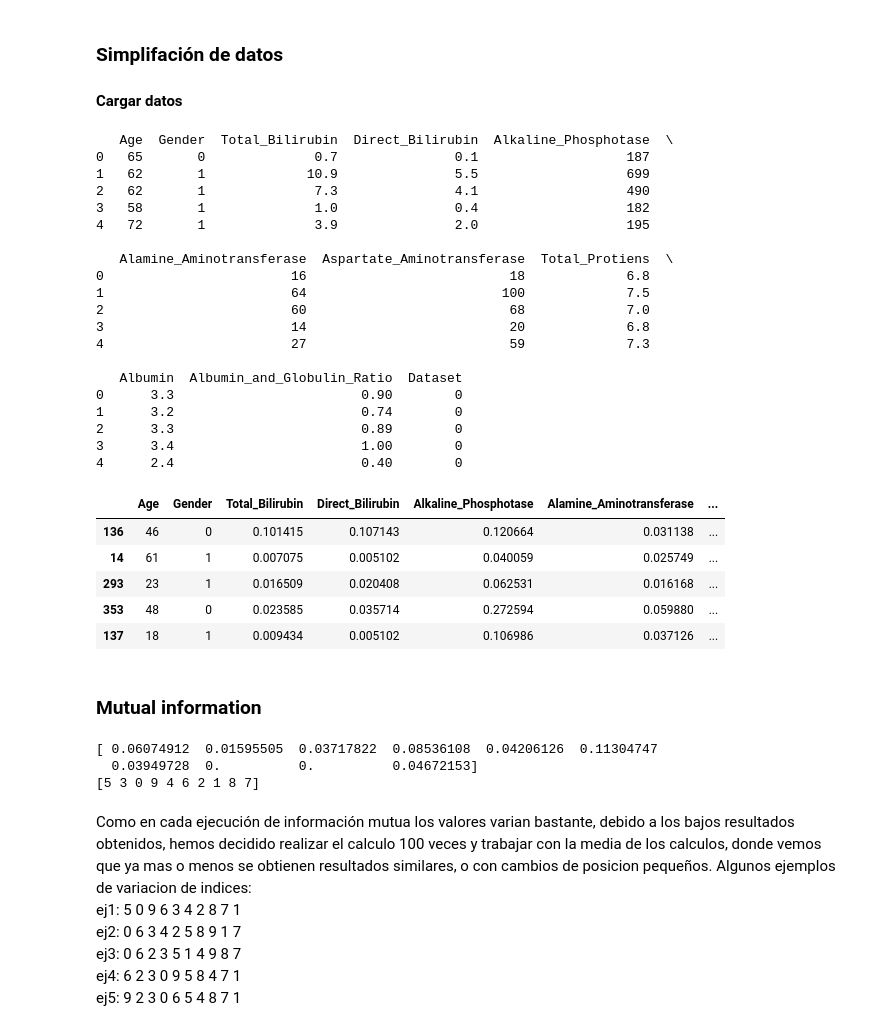
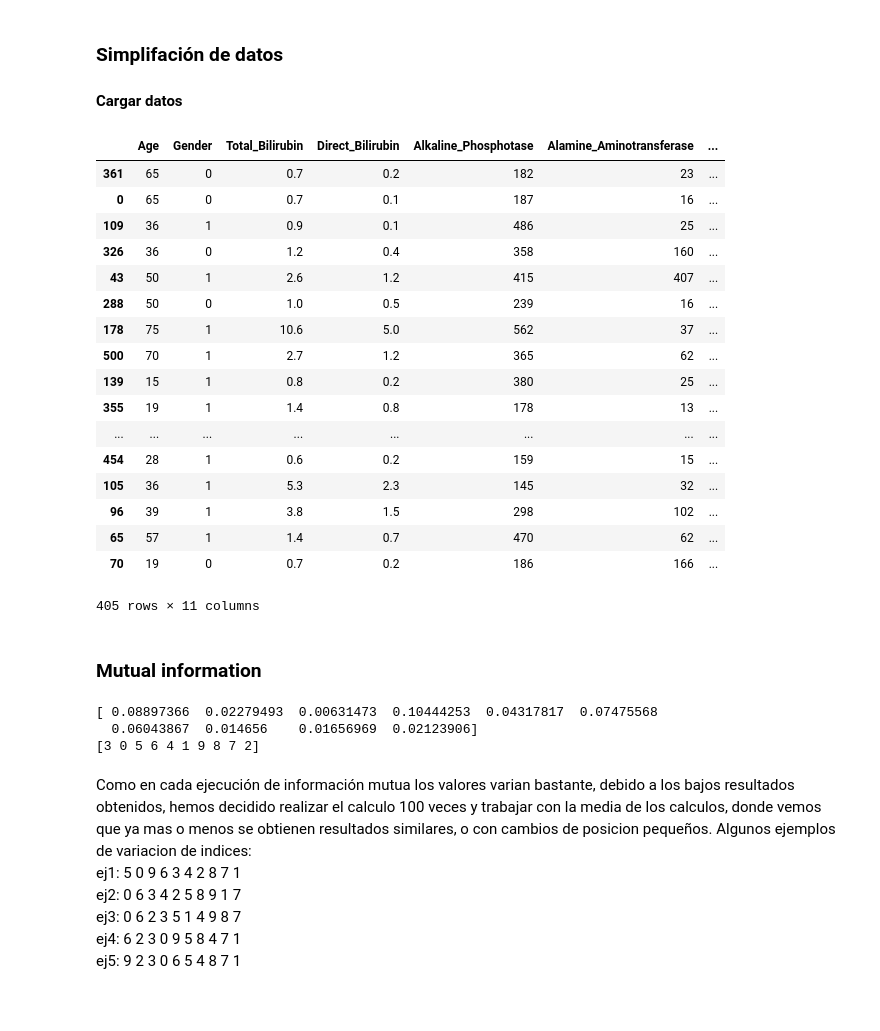
Before and after one commit to asharel/ml, a Jupyter notebook: LAB2/src/Practica2.ipynb, the cells around one changed output. Cells and saved outputs as stored; diff of their text form; code cells hidden in the pictures; blank space fills up the shorter version.

```diff
--- a/LAB2/src/Practica2.ipynb
+++ b/LAB2/src/Practica2.ipynb
@@ -35,52 +35,50 @@ path = '../Recursos/indian_liver_patient.csv'
 
 
 #Path para Windows
 #path = '..\Recursos\indian_liver_patient.csv'
 dataset = pd.read_csv(path,delimiter=',',header=0)
 
 
 
 # Eliminación de Missing values
 dataset=dataset.dropna()
 
 
 
 # Transformación de valores a binario
 #dataset.replace("Male",0, True)
 #dataset.replace("Female",1,True)
 dataset["Gender"] = pd.Categorical.from_array(dataset["Gender"]).codes
 #Modificamos la clase, para que la clase pase de 1-2 a 0-1
 dataset['Dataset']=dataset['Dataset']-1
 
-print(dataset.head())
-
 # División aleatorioa 70 Traning 30 Test
 #msk = np.random.rand(len(dataset)) < 0.7
 #data_train = dataset[msk]
 #data_test = dataset[~msk]
 #data_test
 
 train_test=train_test_split(dataset, test_size=0.3)
 train=train_test[0]
 test=train_test[1]
+
+train
 # %% [output]
+|  | Age | Gender | Total_Bilirubin | Direct_Bilirubin | Alkaline_Phosphotase | Alamine_Aminotransferase | ... |
+| 361 | 65 | 0 | 0.7 | 0.2 | 182 | 23 | ... |
+| 0 | 65 | 0 | 0.7 | 0.1 | 187 | 16 | ... |
+| 109 | 36 | 1 | 0.9 | 0.1 | 486 | 25 | ... |
+| 326 | 36 | 0 | 1.2 | 0.4 | 358 | 160 | ... |
+| 43 | 50 | 1 | 2.6 | 1.2 | 415 | 407 | ... |
+| 288 | 50 | 0 | 1.0 | 0.5 | 239 | 16 | ... |
+| 178 | 75 | 1 | 10.6 | 5.0 | 562 | 37 | ... |
+| 500 | 70 | 1 | 2.7 | 1.2 | 365 | 62 | ... |
+| 139 | 15 | 1 | 0.8 | 0.2 | 380 | 25 | ... |
+| 355 | 19 | 1 | 1.4 | 0.8 | 178 | 13 | ... |
+| ... | ... | ... | ... | ... | ... | ... | ... |
+| 454 | 28 | 1 | 0.6 | 0.2 | 159 | 15 | ... |
+| 105 | 36 | 1 | 5.3 | 2.3 | 145 | 32 | ... |
+| 96 | 39 | 1 | 3.8 | 1.5 | 298 | 102 | ... |
+| 65 | 57 | 1 | 1.4 | 0.7 | 470 | 62 | ... |
+| 70 | 19 | 0 | 0.7 | 0.2 | 186 | 166 | ... |
-   Age  Gender  Total_Bilirubin  Direct_Bilirubin  Alkaline_Phosphotase  \
-0   65       0              0.7               0.1                   187
-1   62       1             10.9               5.5                   699
-2   62       1              7.3               4.1                   490
-3   58       1              1.0               0.4                   182
-4   72       1              3.9               2.0                   195
-
-   Alamine_Aminotransferase  Aspartate_Aminotransferase  Total_Protiens  \
-0                        16                          18             6.8
-1                        64                         100             7.5
-2                        60                          68             7.0
-3                        14                          20             6.8
-4                        27                          59             7.3
-
-   Albumin  Albumin_and_Globulin_Ratio  Dataset
-0      3.3                        0.90        0
-1      3.2                        0.74        0
-2      3.3                        0.89        0
-3      3.4                        1.00        0
-4      2.4                        0.40        0
+405 rows × 11 columns
@@ -122,33 +86,23 @@ trainNorm['Albumin_and_Globulin_Ratio']=minMax(trainNorm['Albumin_and_Globulin_R
 #Separamos la variable target del resto
 train_Y=train["Dataset"]
 train_X=train.drop("Dataset",1)
-trainNorm_X=trainNorm.drop("Dataset",1)
 
 test_Y=test["Dataset"]
 test_X=test.drop("Dataset",1)
-testNorm_X=testNorm.drop("Dataset",1)
-trainNorm_X.head()
-# %% [output]
-|  | Age | Gender | Total_Bilirubin | Direct_Bilirubin | Alkaline_Phosphotase | Alamine_Aminotransferase | ... |
-| 136 | 46 | 0 | 0.101415 | 0.107143 | 0.120664 | 0.031138 | ... |
-| 14 | 61 | 1 | 0.007075 | 0.005102 | 0.040059 | 0.025749 | ... |
-| 293 | 23 | 1 | 0.016509 | 0.020408 | 0.062531 | 0.016168 | ... |
-| 353 | 48 | 0 | 0.023585 | 0.035714 | 0.272594 | 0.059880 | ... |
-| 137 | 18 | 1 | 0.009434 | 0.005102 | 0.106986 | 0.037126 | ... |
 # %% [markdown]
 ### Mutual information
 # %%
 
-mi_regr =  FS.mutual_info_regression(trainNorm_X, train_Y)
+mi_regr =  FS.mutual_info_regression(train_X, train_Y)
 
 print(mi_regr)
 
 indice_regr=np.argsort(mi_regr)[::-1]
 print(indice_regr)
 # %% [output]
-[ 0.06074912  0.01595505  0.03717822  0.08536108  0.04206126  0.11304747
-  0.03949728  0.          0.          0.04672153]
-[5 3 0 9 4 6 2 1 8 7]
+[ 0.08897366  0.02279493  0.00631473  0.10444253  0.04317817  0.07475568
+  0.06043867  0.014656    0.01656969  0.02123906]
+[3 0 5 6 4 1 9 8 7 2]
 # %% [markdown]
 Como en cada ejecución de información mutua los valores varian bastante, debido a los bajos resultados obtenidos, hemos decidido realizar el calculo 100 veces y trabajar con la media de los calculos, donde vemos que ya mas o menos se obtienen resultados similares, o con cambios de posicion pequeños.
 Algunos ejemplos de variacion de indices:<br>
```
Also changed, not shown: parts of 6 cells of this notebook.
